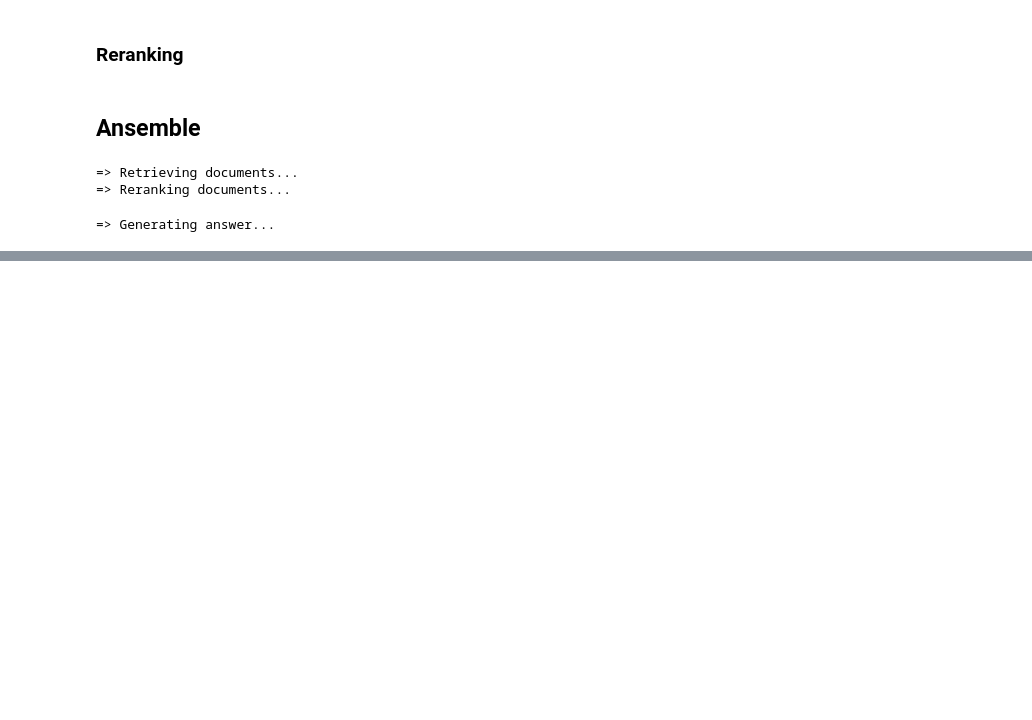
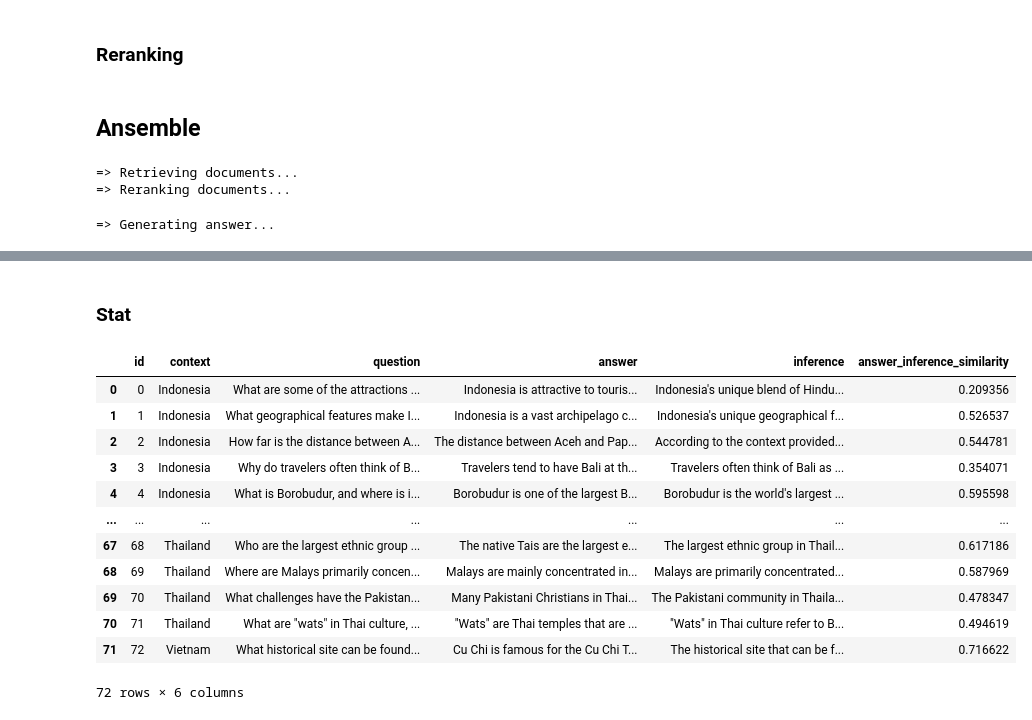
Before and after one commit to rifqifarhansyah/Travel_Recommendation, a Jupyter notebook: RAG/RAG.ipynb, the cells around one changed output, grey strips where cells are left out. Saved outputs shown, nothing was run; the diff lists cells and outputs as text; code cells hidden in the pictures; blank space fills up the shorter version.

```diff
--- a/RAG/RAG.ipynb
+++ b/RAG/RAG.ipynb
@@ -516,0 +644,18 @@ Indonesia is one of the most exotic countries you will ever visit. Indonesia mar
+# %% [markdown]
+### Stat
+# %%
+result_df
+# %% [output]
+|  | id | context | question | answer | inference | answer_inference_similarity |
+| 0 | 0 | Indonesia | What are some of the attractions ... | Indonesia is attractive to touris... | Indonesia's unique blend of Hindu... | 0.209356 |
+| 1 | 1 | Indonesia | What geographical features make I... | Indonesia is a vast archipelago c... | Indonesia's unique geographical f... | 0.526537 |
+| 2 | 2 | Indonesia | How far is the distance between A... | The distance between Aceh and Pap... | According to the context provided... | 0.544781 |
+| 3 | 3 | Indonesia | Why do travelers often think of B... | Travelers tend to have Bali at th... | Travelers often think of Bali as ... | 0.354071 |
+| 4 | 4 | Indonesia | What is Borobudur, and where is i... | Borobudur is one of the largest B... | Borobudur is the world's largest ... | 0.595598 |
+| ... | ... | ... | ... | ... | ... | ... |
+| 67 | 68 | Thailand | Who are the largest ethnic group ... | The native Tais are the largest e... | The largest ethnic group in Thail... | 0.617186 |
+| 68 | 69 | Thailand | Where are Malays primarily concen... | Malays are mainly concentrated in... | Malays are primarily concentrated... | 0.587969 |
+| 69 | 70 | Thailand | What challenges have the Pakistan... | Many Pakistani Christians in Thai... | The Pakistani community in Thaila... | 0.478347 |
+| 70 | 71 | Thailand | What are "wats" in Thai culture, ... | "Wats" are Thai temples that are ... | "Wats" in Thai culture refer to B... | 0.494619 |
+| 71 | 72 | Vietnam | What historical site can be found... | Cu Chi is famous for the Cu Chi T... | The historical site that can be f... | 0.716622 |
+72 rows × 6 columns
```
Also changed, not shown: parts of 17 cells of this notebook, 5 other files.
